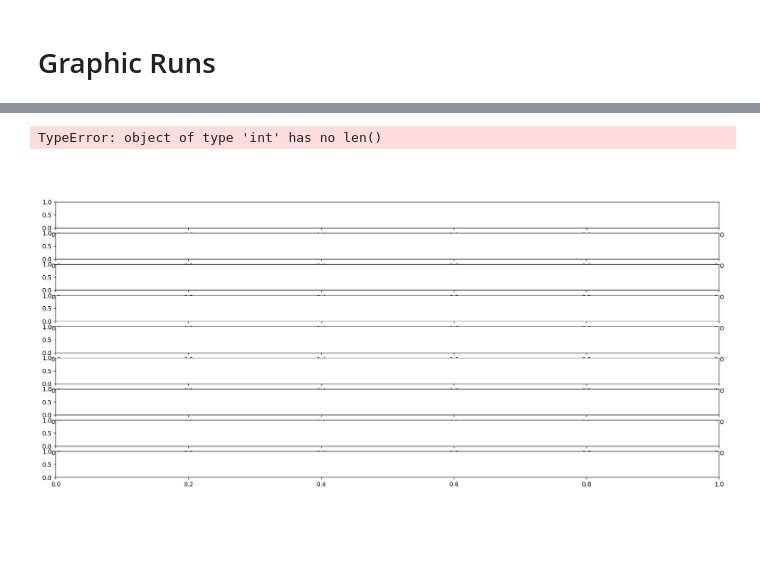
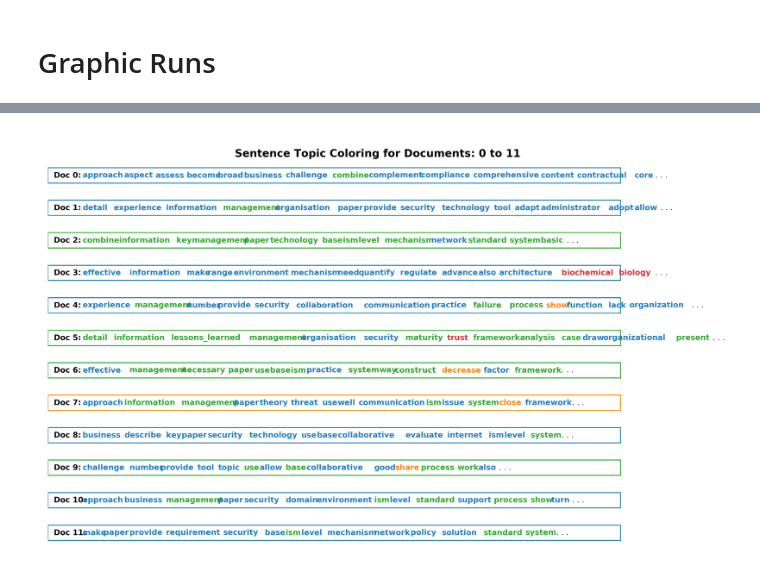
Before and after one commit to Alissonfelipe1234/JupyterNotebooks, a Jupyter notebook: LDA/Graphics.ipynb, the cells around one changed output, grey strips where cells are left out. Saved outputs shown, nothing was run; the diff lists cells and outputs as text; code cells hidden in the pictures; blank space fills up the shorter version.

```diff
--- a/LDA/Graphics.ipynb
+++ b/LDA/Graphics.ipynb
@@ -144,0 +170,2 @@ words = 8
+# %%
+df = df_limpo['Abstract Note']
@@ -404,6 +556,6 @@ plt.show()
 # %%
 from collections import Counter
-topics = result.show_topics(formatted=False)
+topics = lda_model.show_topics(formatted=False)
 data_flat = [w for w_list in data_ready for w in w_list]
 counter = Counter(data_flat)
 
@@ -415,7 +567,7 @@ for i, topic in topics:
 df = pd.DataFrame(out, columns=['word', 'topic_id', 'importance', 'word_count'])
 
 # Plot Word Count and Weights of Topic Keywords
-fig, axes = plt.subplots(2, 3, figsize=(16,10), sharey=True, dpi=200)
+fig, axes = plt.subplots(5, 2, figsize=(16,32), sharey=True, dpi=160)
 cols = [color for name, color in mcolors.TABLEAU_COLORS.items()]
 for i, ax in enumerate(axes.flatten()):
     ax.bar(x='word', height="word_count", data=df.loc[df.topic_id==i, :], color=cols[i], width=0.5, alpha=0.3, label='Word Count')
@@ -435,0 +588,14 @@ plt.show()
+# %%
+# Build LDA model
+lda_model_g = gensim.models.ldamodel.LdaModel(corpus=corpus,
+                                           id2word=id2word,
+                                           num_topics=4,
+                                           random_state=100,
+                                           update_every=1,
+                                           chunksize=10,
+                                           passes=10,
+                                           alpha='symmetric',
+                                           iterations=100,
+                                           per_word_topics=True)
+
+pprint(lda_model_g.print_topics())
@@ -435,0 +650,22 @@ plt.show()
+# %%
+from matplotlib.ticker import FuncFormatter
+
+# Plot
+fig, (ax1, ax2) = plt.subplots(1, 2, figsize=(10, 4), dpi=120, sharey=True)
+
+# Topic Distribution by Dominant Topics
+ax1.bar(x='Dominant_Topic', height='count', data=df_dominant_topic_in_each_doc, width=.5, color='firebrick')
+ax1.set_xticks(range(df_dominant_topic_in_each_doc.Dominant_Topic.unique().__len__()))
+tick_formatter = FuncFormatter(lambda x, pos: 'Topic ' + str(x)+ '\n' + df_top3words.loc[df_top3words.topic_id==x, 'words'].values[0])
+ax1.xaxis.set_major_formatter(tick_formatter)
+ax1.set_title('Number of Documents by Dominant Topic', fontdict=dict(size=10))
+ax1.set_ylabel('Number of Documents')
+ax1.set_ylim(0, 1000)
+
+# Topic Distribution by Topic Weights
+ax2.bar(x='index', height='count', data=df_topic_weightage_by_doc, width=.5, color='steelblue')
+ax2.set_xticks(range(df_topic_weightage_by_doc.index.unique().__len__()))
+ax2.xaxis.set_major_formatter(tick_formatter)
+ax2.set_title('Number of Documents by Topic Weightage', fontdict=dict(size=10))
+
+plt.show()
@@ -436,7 +674,8 @@ plt.show()
 # %%
+# Sentence Coloring of N Sentences
 from matplotlib.patches import Rectangle
 
-def sentences_chart(lda_model=result, corpus=doc_term_matrix, start = 0, end = 10):
+def sentences_chart(lda_model=lda_model_g, corpus=corpus, start = 0, end = 13):
     corp = corpus[start:end]
     mycolors = [color for name, color in mcolors.TABLEAU_COLORS.items()]
 
@@ -451,32 +690,31 @@ def sentences_chart(lda_model=result, corpus=doc_term_matrix, start = 0, end = 1
                     fontsize=16, color='black', transform=ax.transAxes, fontweight=700)
 
             # Draw Rectange
             topic_percs_sorted = sorted(topic_percs, key=lambda x: (x[1]), reverse=True)
             ax.add_patch(Rectangle((0.0, 0.05), 0.99, 0.90, fill=None, alpha=1,
                                    color=mycolors[topic_percs_sorted[0][0]], linewidth=2))
 
             word_pos = 0.06
             for j, (word, topics) in enumerate(word_dominanttopic):
                 if j < 14:
                     ax.text(word_pos, 0.5, word,
                             horizontalalignment='left',
                             verticalalignment='center',
                             fontsize=16, color=mycolors[topics],
                             transform=ax.transAxes, fontweight=700)
                     word_pos += .009 * len(word)  # to move the word for the next iter
                     ax.axis('off')
             ax.text(word_pos, 0.5, '. . .',
                     horizontalalignment='left',
                     verticalalignment='center',
                     fontsize=16, color='black',
                     transform=ax.transAxes)
 
     plt.subplots_adjust(wspace=0, hspace=0)
     plt.suptitle('Sentence Topic Coloring for Documents: ' + str(start) + ' to ' + str(end-2), fontsize=22, y=0.95, fontweight=700)
     plt.tight_layout()
     plt.show()
 
 sentences_chart()
 # %% [output]
-TypeError: object of type 'int' has no len()
-[figure, old version]
+[figure, new version]
```
Also changed, not shown: parts of 45 cells of this notebook, 4 other files.
